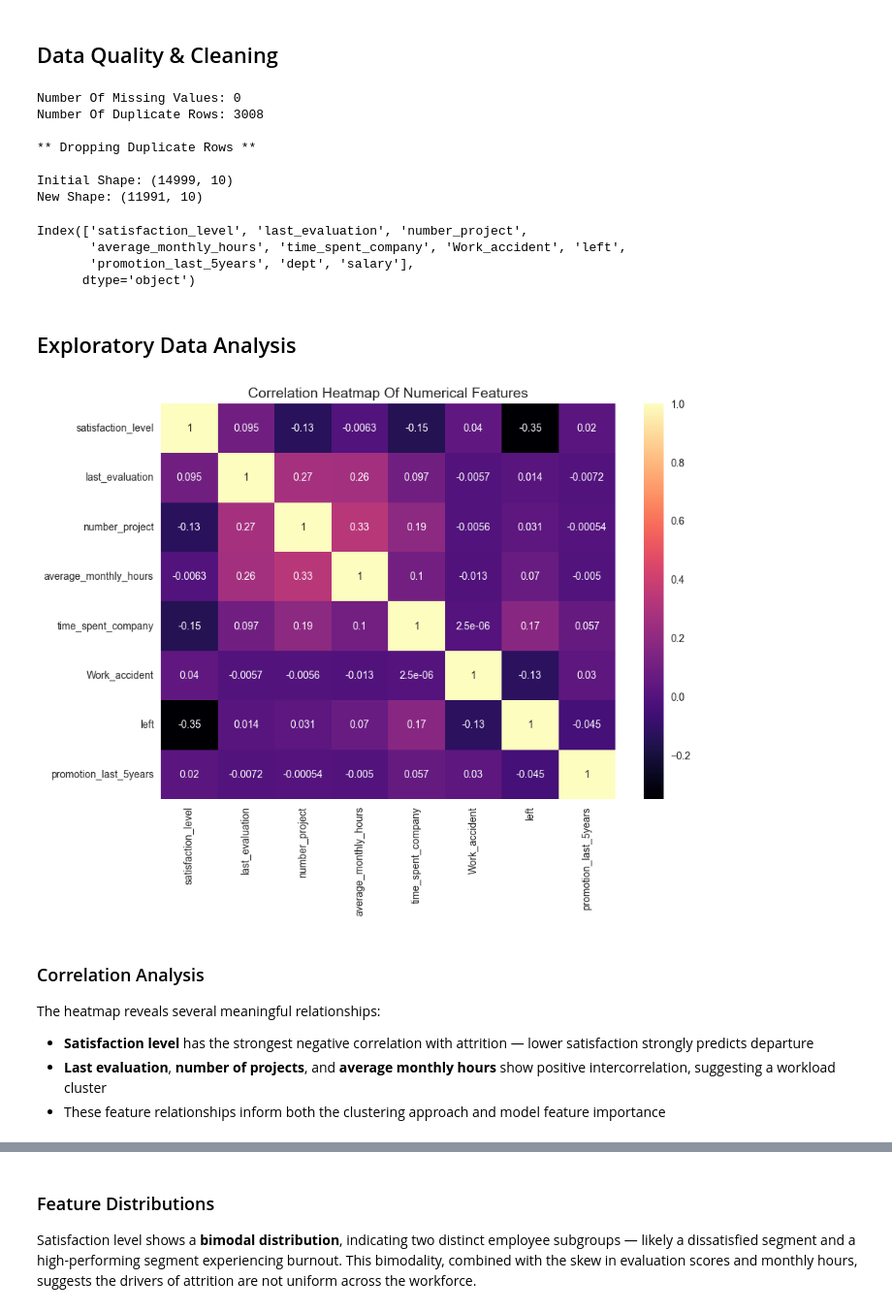
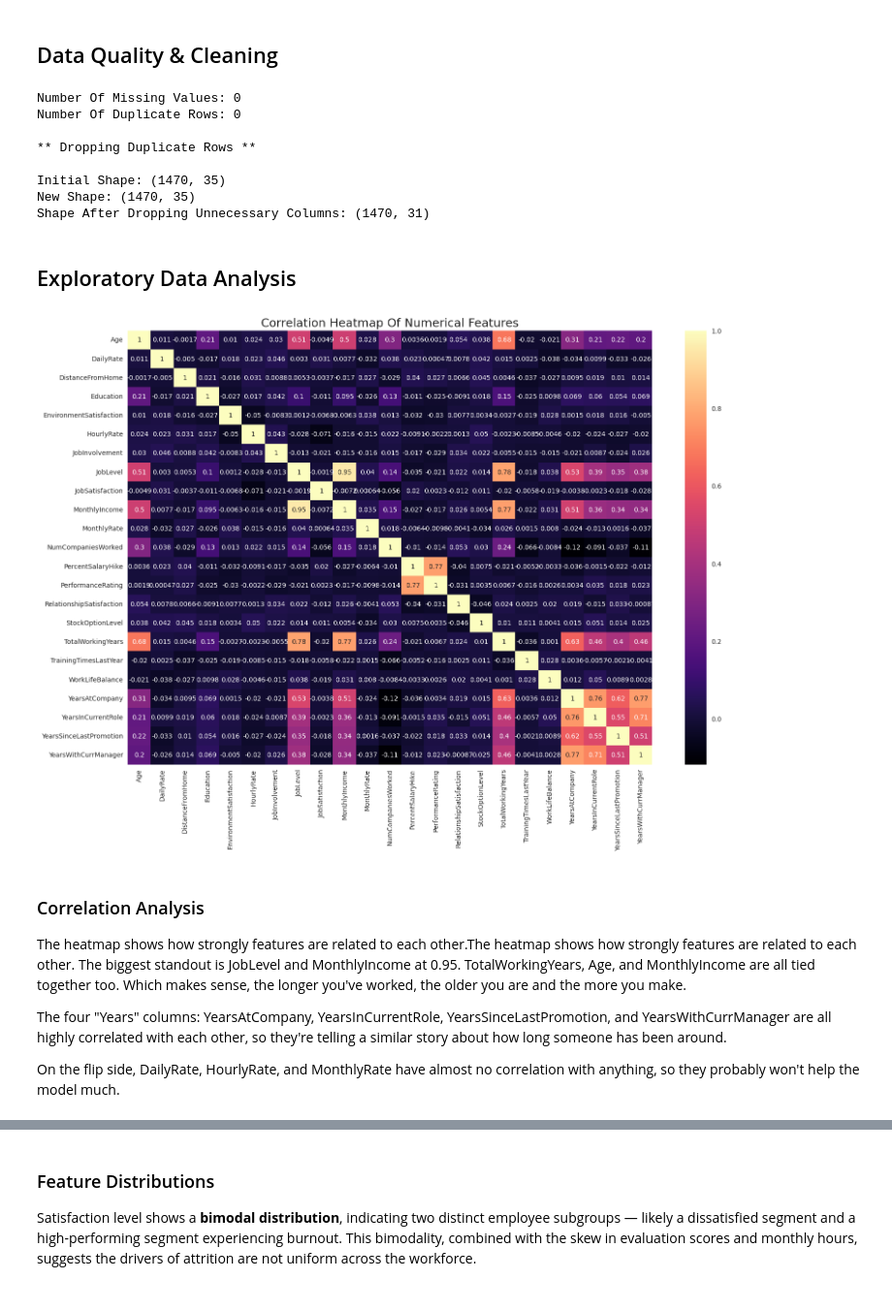
Before and after one commit to NewManRising/the-builder-forge, a Jupyter notebook: projects/employee-attrition/notebooks/employee_turnover_polished.ipynb, the cells around one changed output, grey strips where cells are left out. Shown at 97% size. Saved outputs shown, nothing was run; the diff lists cells and outputs as text; code cells hidden in the pictures.

Commit message:
Add heatmap and analysis for EDA

```diff
--- a/projects/employee-attrition/notebooks/employee_turnover_polished.ipynb
+++ b/projects/employee-attrition/notebooks/employee_turnover_polished.ipynb
@@ -59,7 +59,8 @@ plt.style.use("seaborn-v0_8")
 ## Data Loading & Inspection
 # %%
 # Creating Folder Path And Loading Data
-data_path = Path('../data/raw/HR_comma_sep.csv')
+data_path = Path('../data/ibm_hr_attrition.csv')
+
 raw_data = pd.read_csv(data_path, encoding='UTF-8')
 df = raw_data.copy()
 # %%
@@ -144,50 +148,41 @@ print('Initial Shape:', df.shape)
 
 df = df.drop_duplicates()
 print('New Shape:', df.shape)
+
+COLS_TO_DROP = ['EmployeeCount', 'EmployeeNumber', 'Over18', 'StandardHours']
+df = df.drop(columns=COLS_TO_DROP)
+print('Shape After Dropping Unnecessary Columns:', df.shape)
 # %% [output]
 Number Of Missing Values: 0
-Number Of Duplicate Rows: 3008
+Number Of Duplicate Rows: 0
 
 ** Dropping Duplicate Rows **
 
-Initial Shape: (14999, 10)
-New Shape: (11991, 10)
+Initial Shape: (1470, 35)
+New Shape: (1470, 35)
+Shape After Dropping Unnecessary Columns: (1470, 31)
-# %%
-# Cleaning And Renaming Column For Better Readability
-df.rename(columns={
-    'sales': 'dept',
-    'average_montly_hours': 'average_monthly_hours',
-    'time_spend_company': 'time_spent_company'},
-   inplace=True)
-
-print(df.columns)
-# %% [output]
-Index(['satisfaction_level', 'last_evaluation', 'number_project',
-       'average_monthly_hours', 'time_spent_company', 'Work_accident', 'left',
-       'promotion_last_5years', 'dept', 'salary'],
-      dtype='object')
 # %% [markdown]
 ## Exploratory Data Analysis
 # %%
 # Correlation Heatmap
 
-numeric_df = df.select_dtypes(include=['number'])
+numeric_df = df.select_dtypes(include=['int64', 'float64'])
 
-plt.figure(figsize=(10, 7))
+plt.figure(figsize=(18, 12))
 sns.heatmap(numeric_df.corr(), annot=True, cmap="magma")
-plt.title("Correlation Heatmap Of Numerical Features", fontsize=14)
-plt.savefig('../outputs/figures/heatmap.png', dpi=300, bbox_inches='tight')
+plt.title("Correlation Heatmap Of Numerical Features", fontsize=18)
+plt.savefig('../notebooks/figures/heatmap.png', dpi=300, bbox_inches='tight')
 plt.show()
 # %% [output]
-[figure, old version]
+[figure, new version]
 # %% [markdown]
 ### Correlation Analysis
 
-The heatmap reveals several meaningful relationships:
+The heatmap shows how strongly features are related to each other.The heatmap shows how strongly features are related to each other. The biggest standout is JobLevel and MonthlyIncome at 0.95. TotalWorkingYears, Age, and MonthlyIncome are all tied together too. Which makes sense, the longer you've worked, the older you are and the more you make.
 
-- **Satisfaction level** has the strongest negative correlation with attrition — lower satisfaction strongly predicts departure
-- **Last evaluation**, **number of projects**, and **average monthly hours** show positive intercorrelation, suggesting a workload cluster
-- These feature relationships inform both the clustering approach and model feature importance
+The four "Years" columns: YearsAtCompany, YearsInCurrentRole, YearsSinceLastPromotion, and YearsWithCurrManager are all highly correlated with each other, so they're telling a similar story about how long someone has been around.
+
+On the flip side, DailyRate, HourlyRate, and MonthlyRate have almost no correlation with anything, so they probably won't help the model much.
 # %%
 # Feature Distributions
 fig, axes = plt.subplots(1, 3, figsize=(18, 5))
```
Also changed, not shown: parts of 4 cells of this notebook, 1 other file.
